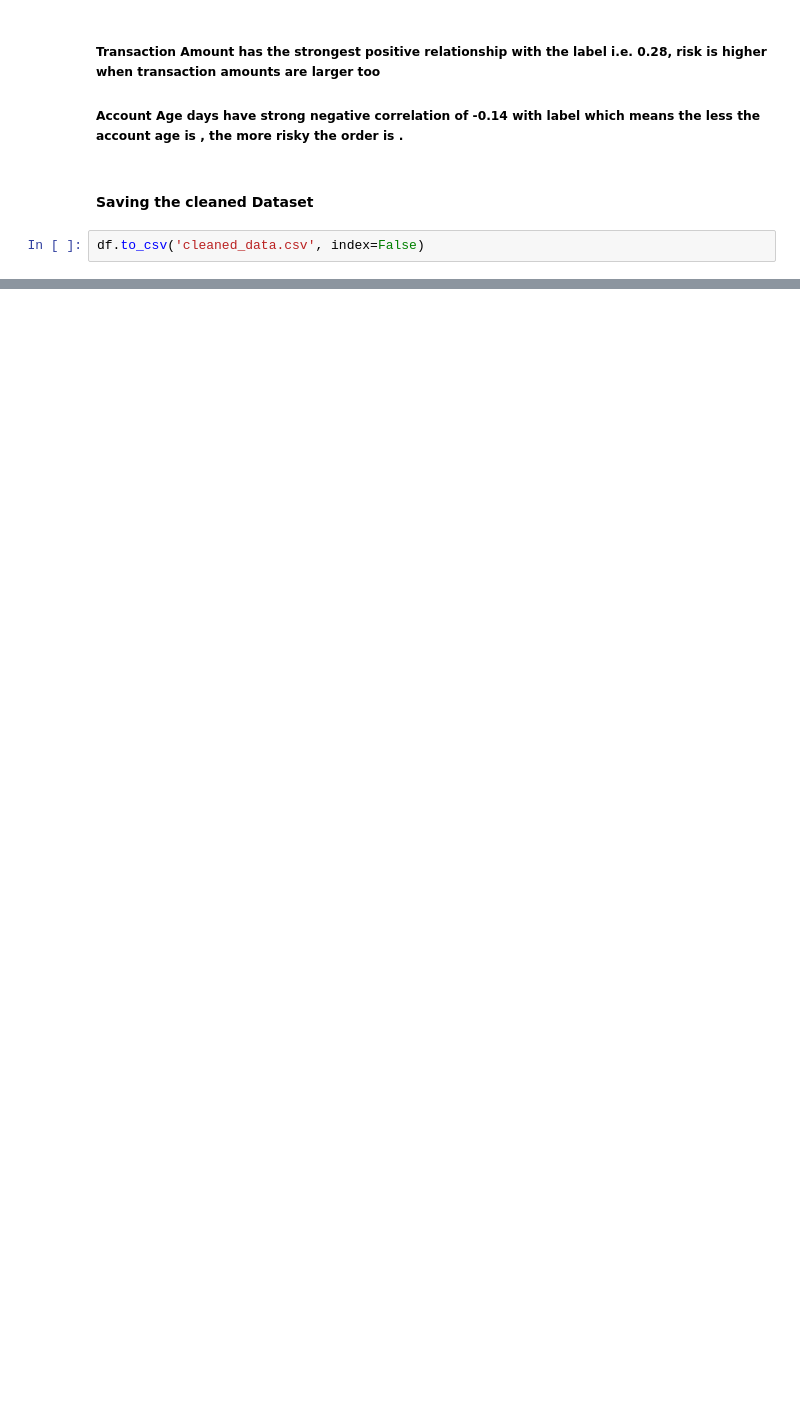
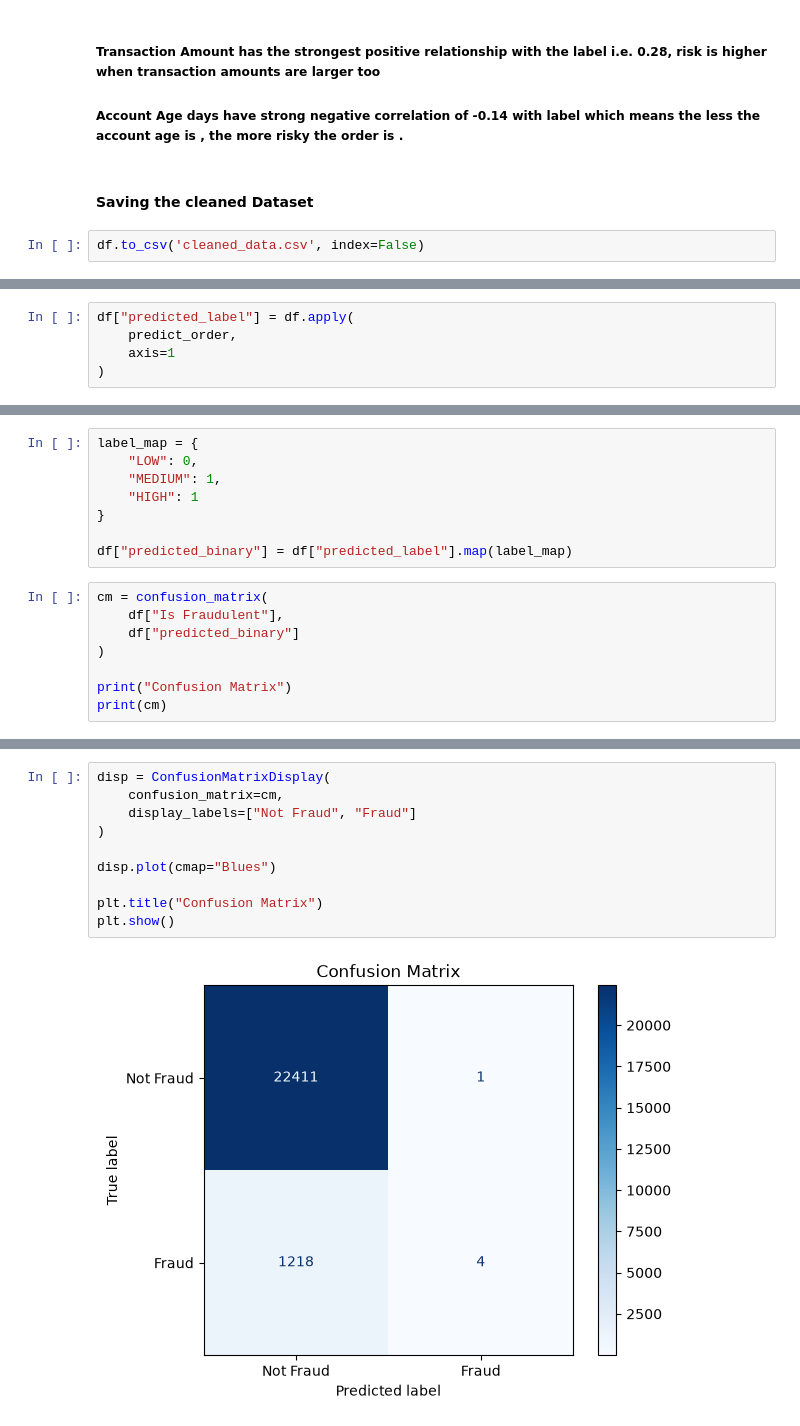
Before and after one commit to Bhav-creator452/order-risk-platform, a Jupyter notebook: notebooks/load_data.ipynb, the cells around one changed output, grey strips where cells are left out. Cells and saved outputs as stored; diff of their text form; blank space fills up the shorter version.

Commit message:
Precision Recall Confusion Matrix

```diff
--- a/notebooks/load_data.ipynb
+++ b/notebooks/load_data.ipynb
@@ -300,0 +372,5 @@ df.to_csv('cleaned_data.csv', index=False)
+# %%
+df["predicted_label"] = df.apply(
+    predict_order,
+    axis=1
+)
@@ -300,0 +421,16 @@ df.to_csv('cleaned_data.csv', index=False)
+# %%
+label_map = {
+    "LOW": 0,
+    "MEDIUM": 1,
+    "HIGH": 1
+}
+
+df["predicted_binary"] = df["predicted_label"].map(label_map)
+# %%
+cm = confusion_matrix(
+    df["Is Fraudulent"],
+    df["predicted_binary"]
+)
+
+print("Confusion Matrix")
+print(cm)
@@ -300,0 +453,12 @@ df.to_csv('cleaned_data.csv', index=False)
+# %%
+disp = ConfusionMatrixDisplay(
+    confusion_matrix=cm,
+    display_labels=["Not Fraud", "Fraud"]
+)
+
+disp.plot(cmap="Blues")
+
+plt.title("Confusion Matrix")
+plt.show()
+# %% [output]
+[figure, added]
```
Also changed, not shown: parts of 16 cells of this notebook, 3 other files.
